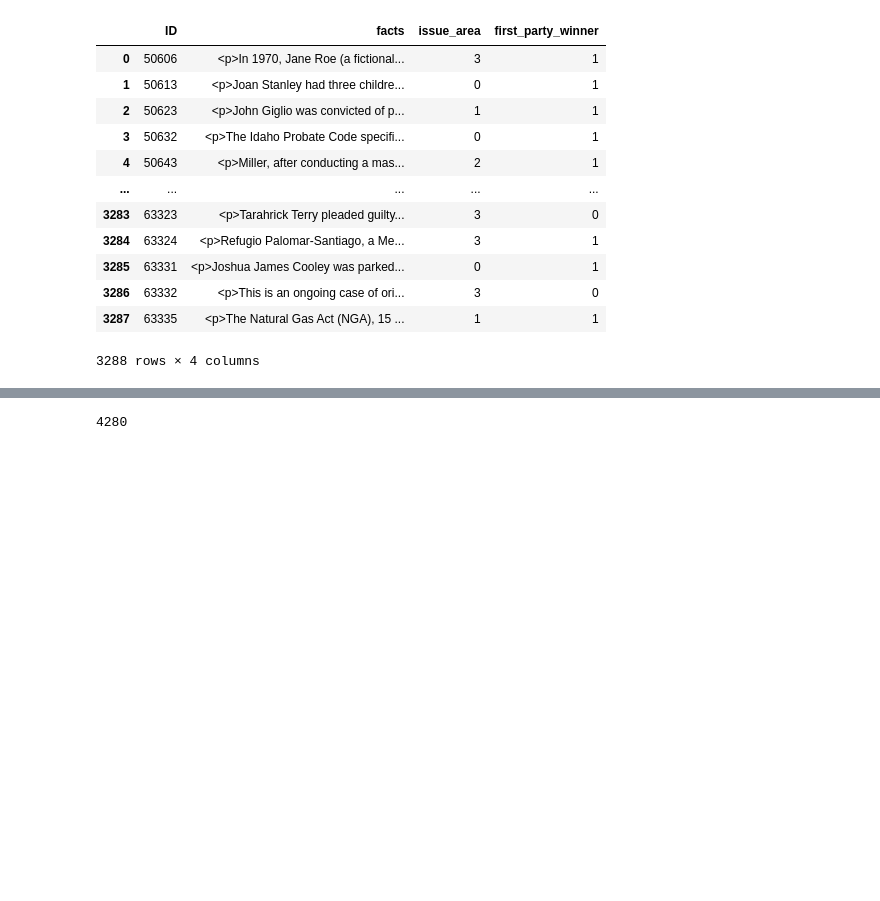
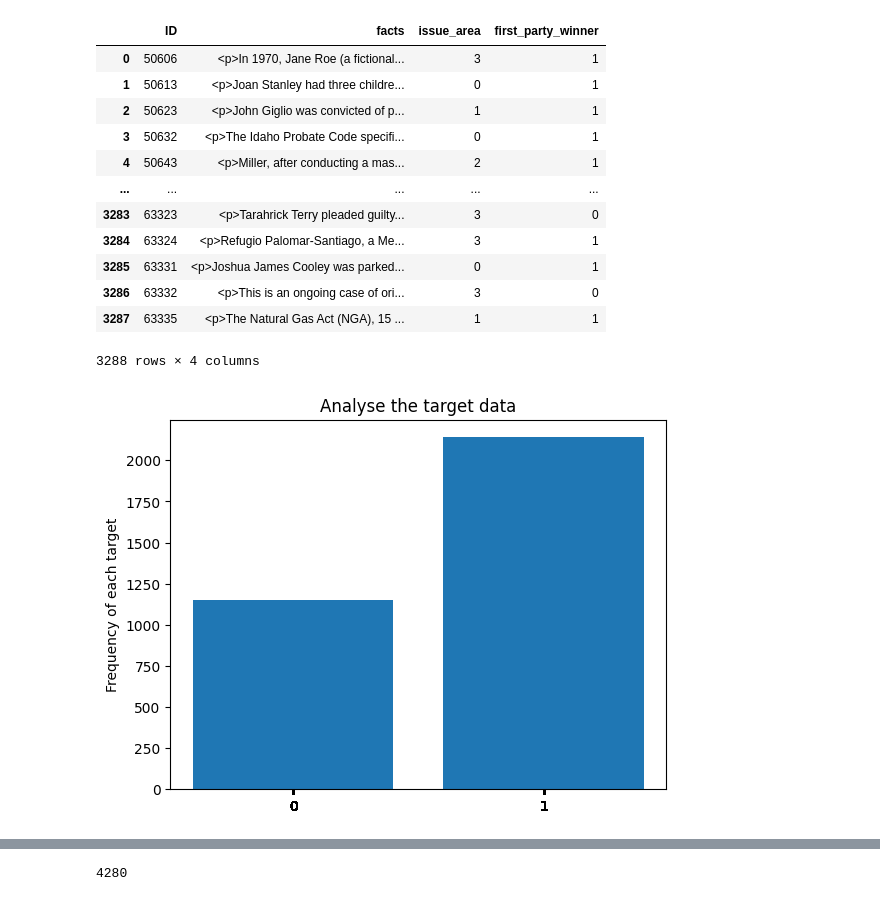
Before and after one commit to CarolinaOliveira001/SupremeCourtJudgementPrediction, a Jupyter notebook: CleaningDataAndMLmodels.ipynb, the cells around one changed output, grey strips where cells are left out. Drawn from its saved outputs; the diff is of its cells as text; code cells hidden in the pictures; blank space fills up the shorter version.

```diff
--- a/CleaningDataAndMLmodels.ipynb
+++ b/CleaningDataAndMLmodels.ipynb
@@ -25,6 +26,15 @@ mainDf
 | 3286 | 63332 | <p>This is an ongoing case of ori... | 3 | 0 |
 | 3287 | 63335 | <p>The Natural Gas Act (NGA), 15 ... | 1 | 1 |
 3288 rows × 4 columns
+# %%
+freqTarget = mainDf.groupby(["first_party_winner"], as_index=False, sort=True)["facts"].count()
+plt.bar(freqTarget["first_party_winner"], freqTarget["facts"])
+plt.xticks(mainDf["first_party_winner"])
+plt.title("Analyse the target data")
+plt.ylabel('Frequency of each target')
+plt.show()
+# %% [output]
+[figure, added]
 # %%
 documents = []
 X = mainDf["facts"]
```
Also changed, not shown: parts of 20 cells of this notebook.
